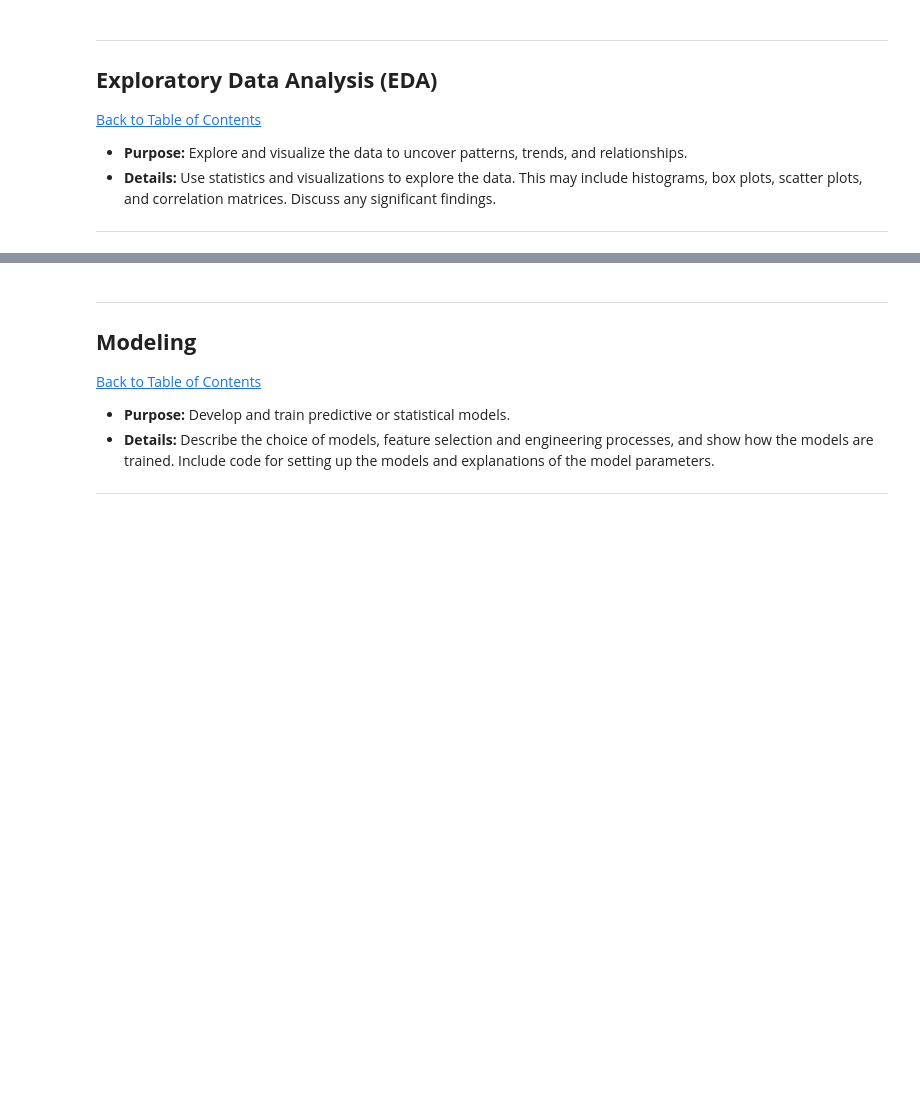
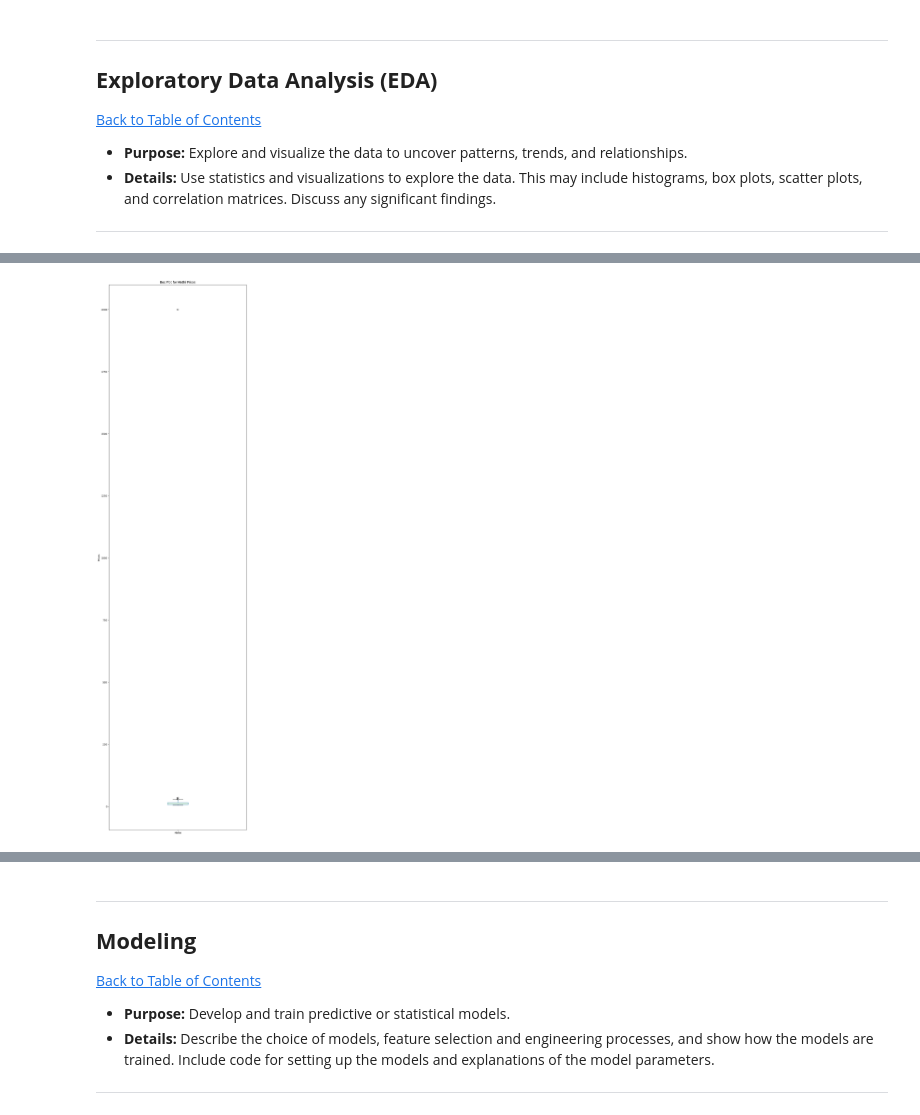
Before and after one commit to Andrica-Mabusela/workplace, a Jupyter notebook: QCTO---Workplace-Module-Notebook-Template-4571.ipynb, the cells around one changed output, grey strips where cells are left out. Cells and saved outputs as stored; diff of their text form; code cells hidden in the pictures; blank space fills up the shorter version.

```diff
--- a/QCTO---Workplace-Module-Notebook-Template-4571.ipynb
+++ b/QCTO---Workplace-Module-Notebook-Template-4571.ipynb
@@ -201,0 +367,13 @@ df_copy.describe()
+# %%
+# Create a box plot for 'Methi'
+plt.figure(figsize=(10, 40))
+df_copy_2.boxplot(column='Methi', grid=False)
+
+# Set plot title and labels
+plt.title('Box Plot for Methi Prices')
+plt.ylabel('Prices')
+
+# Show the plot
+plt.show()
+# %% [output]
+[figure, added]
```
Also changed, not shown: parts of 71 cells of this notebook, 2 other files.
